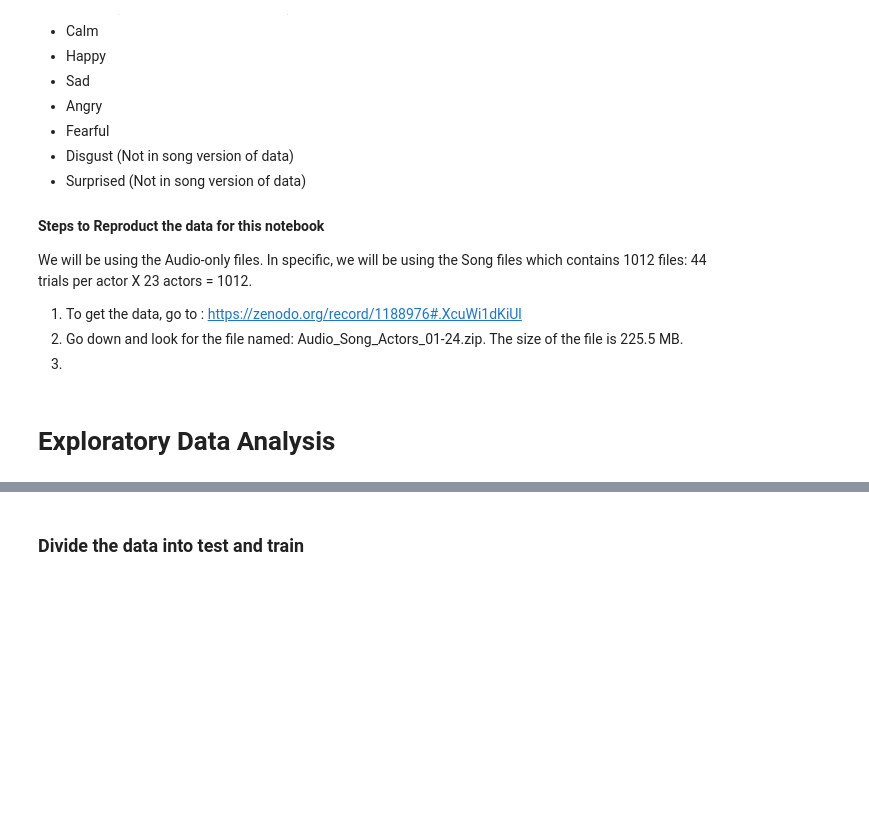
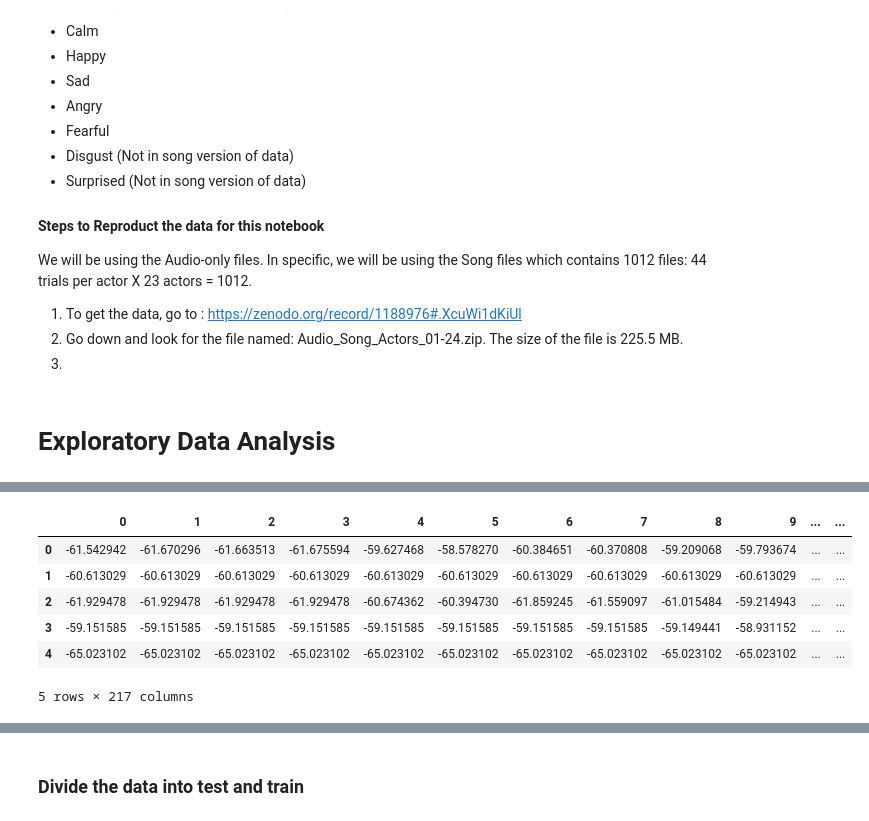
Before and after one commit to zengx356/INET-4061-Project, a Jupyter notebook: Project.ipynb, the cells around one changed output, grey strips where cells are left out. Saved outputs shown, nothing was run; the diff lists cells and outputs as text; code cells hidden in the pictures; blank space fills up the shorter version.

```diff
--- a/Project.ipynb
+++ b/Project.ipynb
@@ -211,5 +240,15 @@ df3[:5]
 # %%
 newdf = pd.concat([df3, labels], axis=1)
+# %%
+newdf[:5]
+# %% [output]
+|  | 0 | 1 | 2 | 3 | 4 | 5 | 6 | 7 | 8 | 9 | ... | ... |
+| 0 | -61.542942 | -61.670296 | -61.663513 | -61.675594 | -59.627468 | -58.578270 | -60.384651 | -60.370808 | -59.209068 | -59.793674 | ... | ... |
+| 1 | -60.613029 | -60.613029 | -60.613029 | -60.613029 | -60.613029 | -60.613029 | -60.613029 | -60.613029 | -60.613029 | -60.613029 | ... | ... |
+| 2 | -61.929478 | -61.929478 | -61.929478 | -61.929478 | -60.674362 | -60.394730 | -61.859245 | -61.559097 | -61.015484 | -59.214943 | ... | ... |
+| 3 | -59.151585 | -59.151585 | -59.151585 | -59.151585 | -59.151585 | -59.151585 | -59.151585 | -59.151585 | -59.149441 | -58.931152 | ... | ... |
+| 4 | -65.023102 | -65.023102 | -65.023102 | -65.023102 | -65.023102 | -65.023102 | -65.023102 | -65.023102 | -65.023102 | -65.023102 | ... | ... |
+5 rows × 217 columns
 # %%
 rnewdf = newdf.rename(index=str, columns={"0":"label"})
 rnewdf[:5]
```
Also changed, not shown: parts of 54 cells of this notebook.
